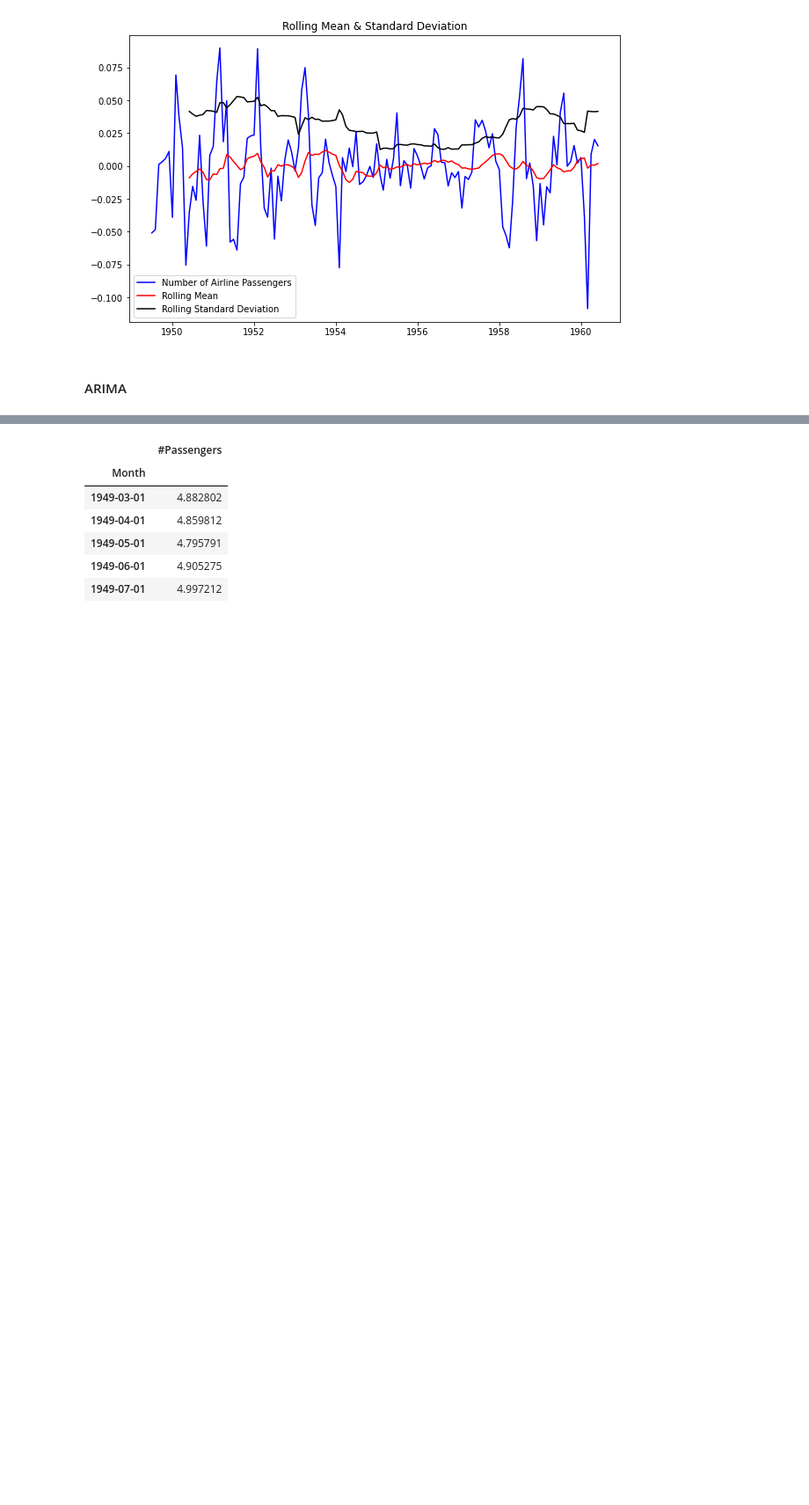
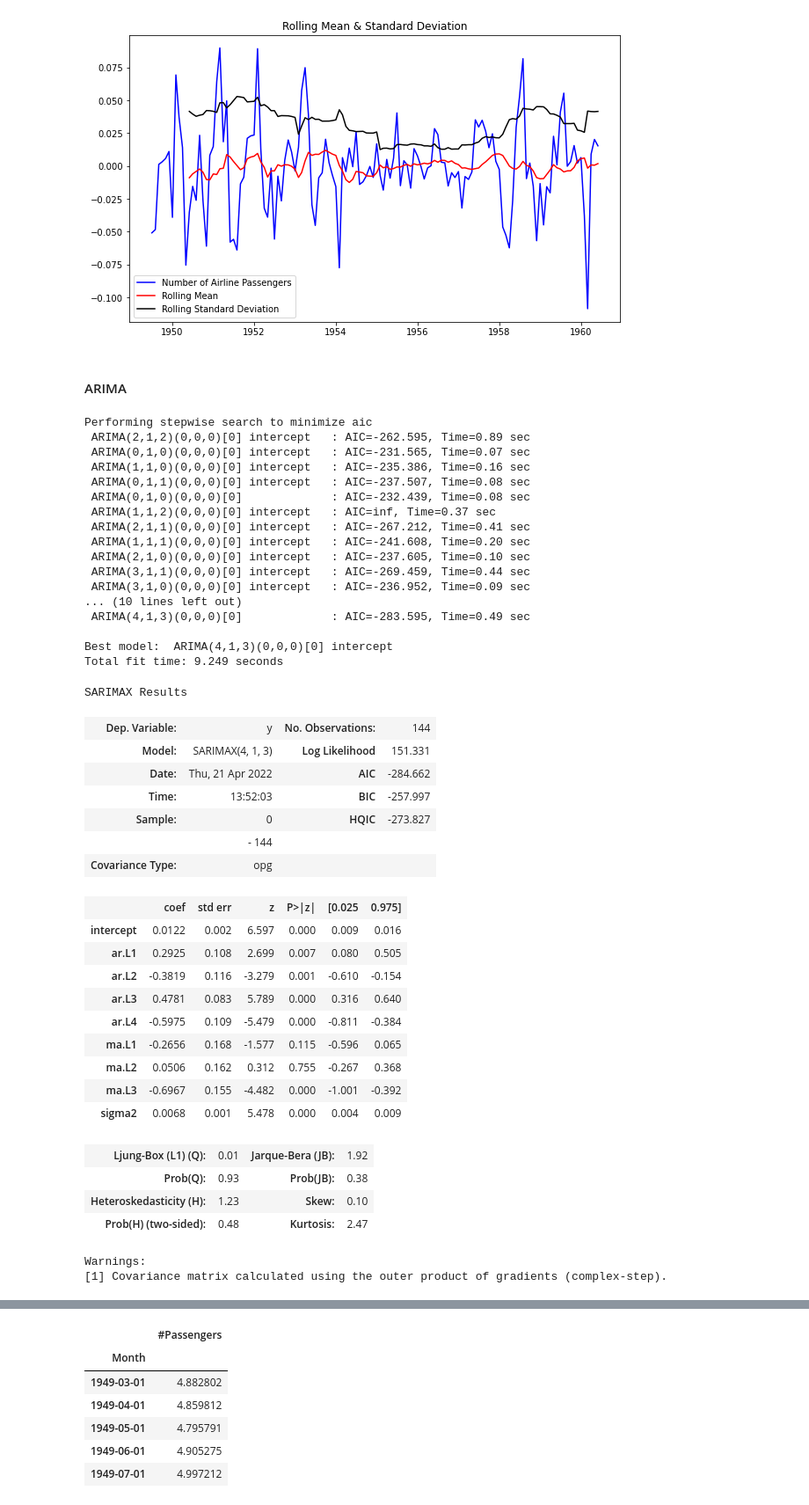
Before and after one commit to dray89/AirlinePassengers, a Jupyter notebook: AirlinePassengers.ipynb, the cells around one changed output, grey strips where cells are left out. Shown at 88% size. Saved outputs shown, nothing was run; the diff lists cells and outputs as text; code cells hidden in the pictures; blank space fills up the shorter version.

```diff
--- a/AirlinePassengers.ipynb
+++ b/AirlinePassengers.ipynb
@@ -373,4 +374,49 @@ plot_stationarity(decomposedLogData)
 [figure]
 # %% [markdown]
 #### ARIMA
+# %%
+stepwise_fit = auto_arima(indexedDataset_logScale, trace=True, suppress_warnings=True)
+stepwise_fit.summary()
+# %% [output]
+Performing stepwise search to minimize aic
+ ARIMA(2,1,2)(0,0,0)[0] intercept   : AIC=-262.595, Time=0.89 sec
+ ARIMA(0,1,0)(0,0,0)[0] intercept   : AIC=-231.565, Time=0.07 sec
+ ARIMA(1,1,0)(0,0,0)[0] intercept   : AIC=-235.386, Time=0.16 sec
+ ARIMA(0,1,1)(0,0,0)[0] intercept   : AIC=-237.507, Time=0.08 sec
+ ARIMA(0,1,0)(0,0,0)[0]             : AIC=-232.439, Time=0.08 sec
+ ARIMA(1,1,2)(0,0,0)[0] intercept   : AIC=inf, Time=0.37 sec
+ ARIMA(2,1,1)(0,0,0)[0] intercept   : AIC=-267.212, Time=0.41 sec
+ ARIMA(1,1,1)(0,0,0)[0] intercept   : AIC=-241.608, Time=0.20 sec
+ ARIMA(2,1,0)(0,0,0)[0] intercept   : AIC=-237.605, Time=0.10 sec
+ ARIMA(3,1,1)(0,0,0)[0] intercept   : AIC=-269.459, Time=0.44 sec
+ ARIMA(3,1,0)(0,0,0)[0] intercept   : AIC=-236.952, Time=0.09 sec
+... (10 lines left out)
+ ARIMA(4,1,3)(0,0,0)[0]             : AIC=-283.595, Time=0.49 sec
+
+Best model:  ARIMA(4,1,3)(0,0,0)[0] intercept
+Total fit time: 9.249 seconds
+SARIMAX Results
+| Dep. Variable: | y | No. Observations: | 144 |
+| Model: | SARIMAX(4, 1, 3) | Log Likelihood | 151.331 |
+| Date: | Thu, 21 Apr 2022 | AIC | -284.662 |
+| Time: | 13:52:03 | BIC | -257.997 |
+| Sample: | 0 | HQIC | -273.827 |
+|  | - 144 |  |  |
+| Covariance Type: | opg |  |  |
+|  | coef | std err | z | P>|z| | [0.025 | 0.975] |
+| intercept | 0.0122 | 0.002 | 6.597 | 0.000 | 0.009 | 0.016 |
+| ar.L1 | 0.2925 | 0.108 | 2.699 | 0.007 | 0.080 | 0.505 |
+| ar.L2 | -0.3819 | 0.116 | -3.279 | 0.001 | -0.610 | -0.154 |
+| ar.L3 | 0.4781 | 0.083 | 5.789 | 0.000 | 0.316 | 0.640 |
+| ar.L4 | -0.5975 | 0.109 | -5.479 | 0.000 | -0.811 | -0.384 |
+| ma.L1 | -0.2656 | 0.168 | -1.577 | 0.115 | -0.596 | 0.065 |
+| ma.L2 | 0.0506 | 0.162 | 0.312 | 0.755 | -0.267 | 0.368 |
+| ma.L3 | -0.6967 | 0.155 | -4.482 | 0.000 | -1.001 | -0.392 |
+| sigma2 | 0.0068 | 0.001 | 5.478 | 0.000 | 0.004 | 0.009 |
+| Ljung-Box (L1) (Q): | 0.01 | Jarque-Bera (JB): | 1.92 |
+| Prob(Q): | 0.93 | Prob(JB): | 0.38 |
+| Heteroskedasticity (H): | 1.23 | Skew: | 0.10 |
+| Prob(H) (two-sided): | 0.48 | Kurtosis: | 2.47 |
+Warnings:
+[1] Covariance matrix calculated using the outer product of gradients (complex-step).
 # %%
```
Also changed, not shown: parts of 10 cells of this notebook.
